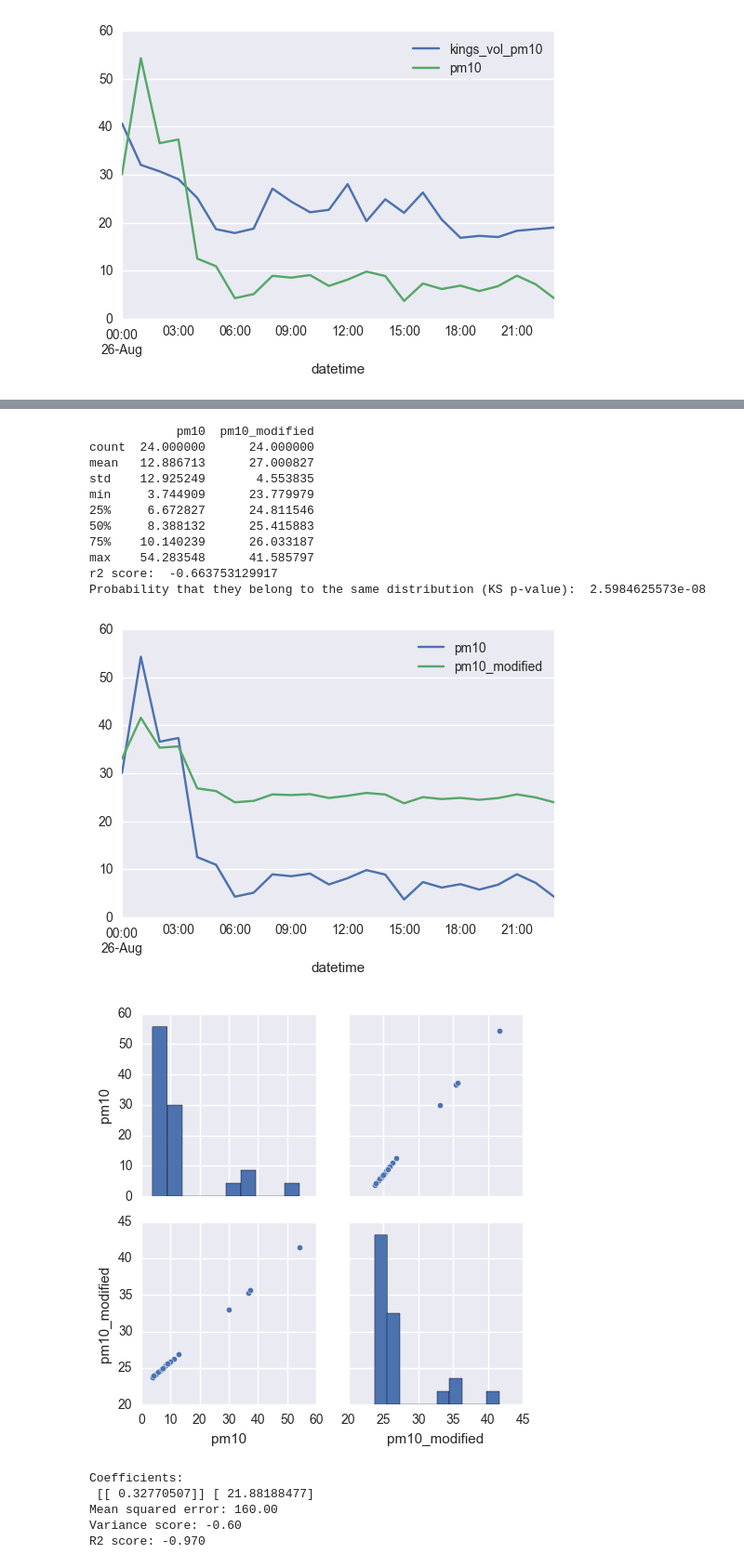
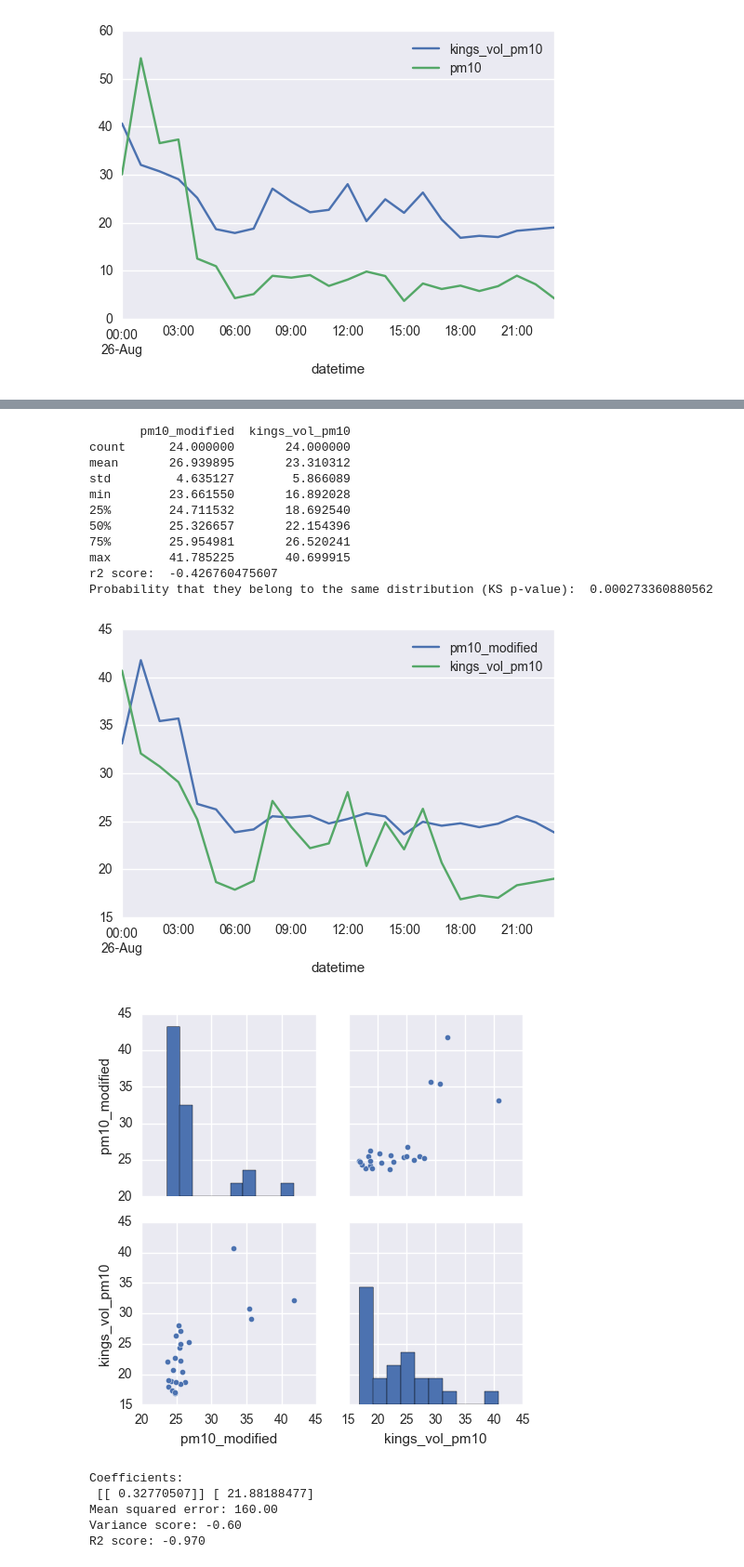
Before and after one commit to lingxz/climathon2016, a Jupyter notebook: 0.1-colocation.ipynb, the cells around one changed output, grey strips where cells are left out. Shown: that part at 93% size. Drawn from its saved outputs; the diff is of its cells as text; code cells hidden in the pictures.

```diff
--- a/0.1-colocation.ipynb
+++ b/0.1-colocation.ipynb
@@ -146,21 +146,21 @@ R2 score: 0.038
 # %%
 # plot the result
 ds_merged['pm10_modified'] = ds_merged['pm10'] * m[0][0] + c[0]
-compare(ds_merged.sel(datetime='2016-08-26'),'pm10','pm10_modified')
+compare(ds_merged.sel(datetime='2016-08-26'),'pm10_modified','kings_vol_pm10')
 # %% [output]
-            pm10  pm10_modified
-count  24.000000      24.000000
-mean   12.886713      27.000827
-std    12.925249       4.553835
-min     3.744909      23.779979
-25%     6.672827      24.811546
-50%     8.388132      25.415883
-75%    10.140239      26.033187
-max    54.283548      41.585797
-r2 score:  -0.663753129917
-Probability that they belong to the same distribution (KS p-value):  2.5984625573e-08
+       pm10_modified  kings_vol_pm10
+count      24.000000       24.000000
+mean       26.939895       23.310312
+std         4.635127        5.866089
+min        23.661550       16.892028
+25%        24.711532       18.692540
+50%        25.326657       22.154396
+75%        25.954981       26.520241
+max        41.785225       40.699915
+r2 score:  -0.426760475607
+Probability that they belong to the same distribution (KS p-value):  0.000273360880562
-[figure, old version]
+[figure, new version]
-[figure, old version]
+[figure, new version]
 # %%
 m, c = linear_regr_fudge(ds_merged, 'pm10', 'kings_vol_pm10', test_size=0.1, split='chronological')
 # %% [output]
```
Also changed, not shown: parts of 2 cells of this notebook.
